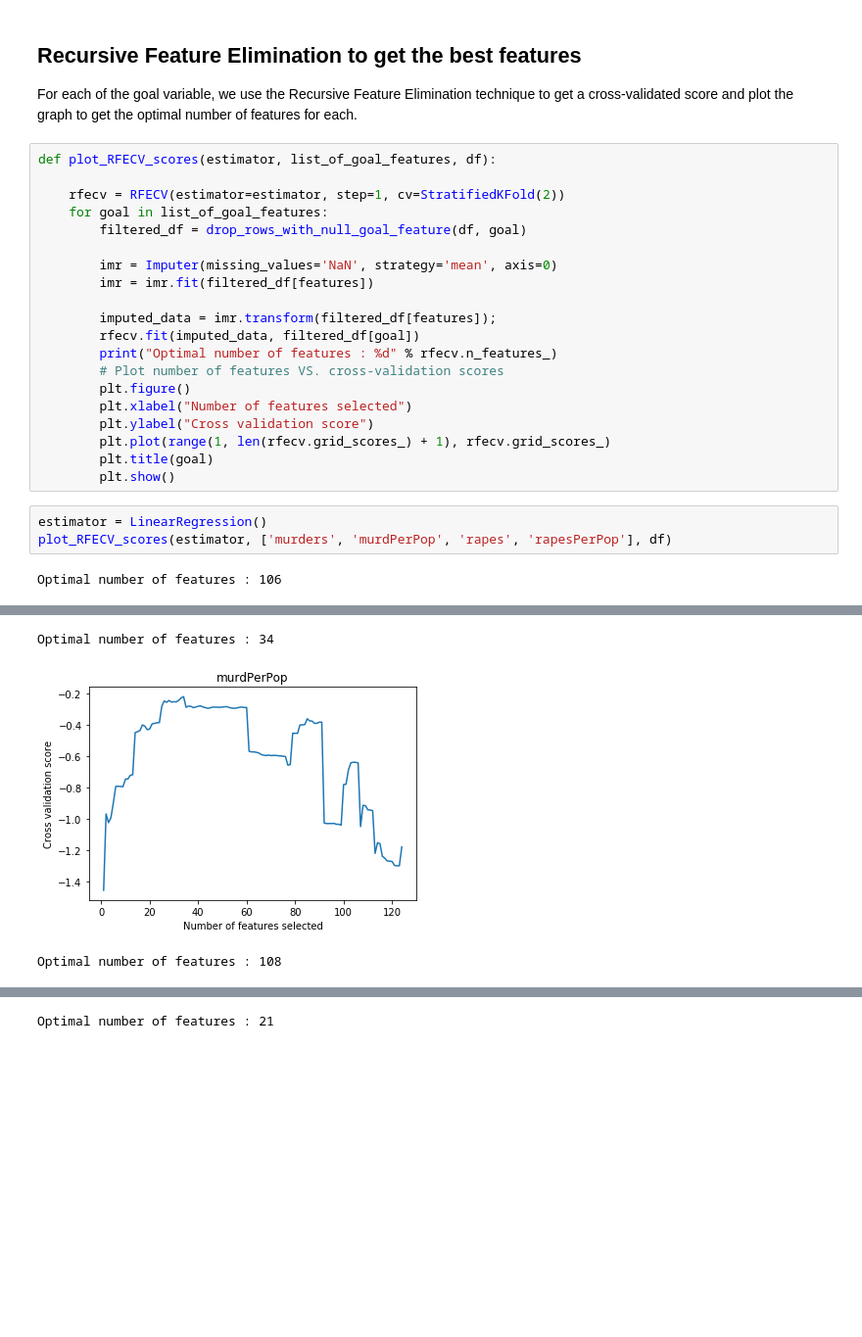
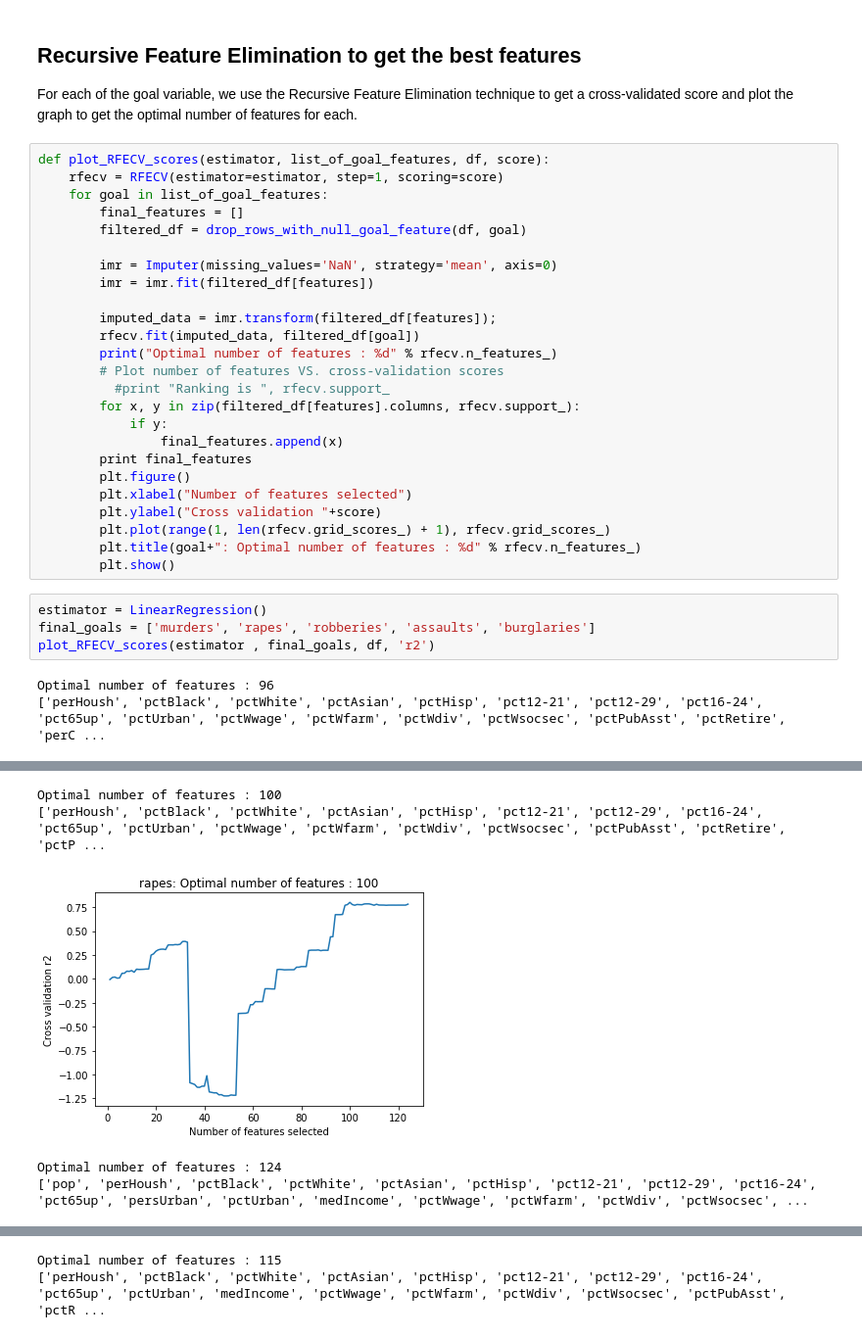
Before and after one commit to WenboTien/Crime_data-analysis, a Jupyter notebook: exploratory_data_analysis/Analysis_Unnormalized_crime_data.ipynb, the cells around one changed output, grey strips where cells are left out. Shown: that part at 98% size. Saved outputs shown, nothing was run; the diff lists cells and outputs as text; blank space fills up the shorter version.

```diff
--- a/exploratory_data_analysis/Analysis_Unnormalized_crime_data.ipynb
+++ b/exploratory_data_analysis/Analysis_Unnormalized_crime_data.ipynb
@@ -247,10 +209,10 @@ Score after imputation of the missing values = 0.11
 
 For each of the goal variable, we use the Recursive Feature Elimination technique to get a cross-validated score and plot the graph to get the optimal number of features for each.
 # %%
-def plot_RFECV_scores(estimator, list_of_goal_features, df):
-
-    rfecv = RFECV(estimator=estimator, step=1, cv=StratifiedKFold(2))
+def plot_RFECV_scores(estimator, list_of_goal_features, df, score):
+    rfecv = RFECV(estimator=estimator, step=1, scoring=score)
     for goal in list_of_goal_features:
+        final_features = []
         filtered_df = drop_rows_with_null_goal_feature(df, goal)
 
         imr = Imputer(missing_values='NaN', strategy='mean', axis=0)
@@ -260,14 +222,21 @@ def plot_RFECV_scores(estimator, list_of_goal_features, df):
         rfecv.fit(imputed_data, filtered_df[goal])
         print("Optimal number of features : %d" % rfecv.n_features_)
         # Plot number of features VS. cross-validation scores
+          #print "Ranking is ", rfecv.support_
+        for x, y in zip(filtered_df[features].columns, rfecv.support_):
+            if y:
+                final_features.append(x)
+        print final_features
         plt.figure()
         plt.xlabel("Number of features selected")
-        plt.ylabel("Cross validation score")
+        plt.ylabel("Cross validation "+score)
         plt.plot(range(1, len(rfecv.grid_scores_) + 1), rfecv.grid_scores_)
-        plt.title(goal)
+        plt.title(goal+": Optimal number of features : %d" % rfecv.n_features_)
         plt.show()
 # %%
 estimator = LinearRegression()
-plot_RFECV_scores(estimator, ['murders', 'murdPerPop', 'rapes', 'rapesPerPop'], df)
+final_goals = ['murders', 'rapes', 'robberies', 'assaults', 'burglaries']
+plot_RFECV_scores(estimator , final_goals, df, 'r2')
 # %% [output]
-Optimal number of features : 106
+Optimal number of features : 96
+['perHoush', 'pctBlack', 'pctWhite', 'pctAsian', 'pctHisp', 'pct12-21', 'pct12-29', 'pct16-24', 'pct65up', 'pctUrban', 'pctWwage', 'pctWfarm', 'pctWdiv', 'pctWsocsec', 'pctPubAsst', 'pctRetire', 'perC ...
@@ -275,3 +244,5 @@ Optimal number of features : 106
-Optimal number of features : 34
+Optimal number of features : 100
+['perHoush', 'pctBlack', 'pctWhite', 'pctAsian', 'pctHisp', 'pct12-21', 'pct12-29', 'pct16-24', 'pct65up', 'pctUrban', 'pctWwage', 'pctWfarm', 'pctWdiv', 'pctWsocsec', 'pctPubAsst', 'pctRetire', 'pctP ...
-[figure, old version]
+[figure, new version]
-Optimal number of features : 108
+Optimal number of features : 124
+['pop', 'perHoush', 'pctBlack', 'pctWhite', 'pctAsian', 'pctHisp', 'pct12-21', 'pct12-29', 'pct16-24', 'pct65up', 'persUrban', 'pctUrban', 'medIncome', 'pctWwage', 'pctWfarm', 'pctWdiv', 'pctWsocsec', ...
@@ -279 +250,2 @@ Optimal number of features : 108
-Optimal number of features : 21
+Optimal number of features : 115
+['perHoush', 'pctBlack', 'pctWhite', 'pctAsian', 'pctHisp', 'pct12-21', 'pct12-29', 'pct16-24', 'pct65up', 'pctUrban', 'medIncome', 'pctWwage', 'pctWfarm', 'pctWdiv', 'pctWsocsec', 'pctPubAsst', 'pctR ...
```
Also changed, not shown: parts of 7 cells of this notebook, 3 other files.
